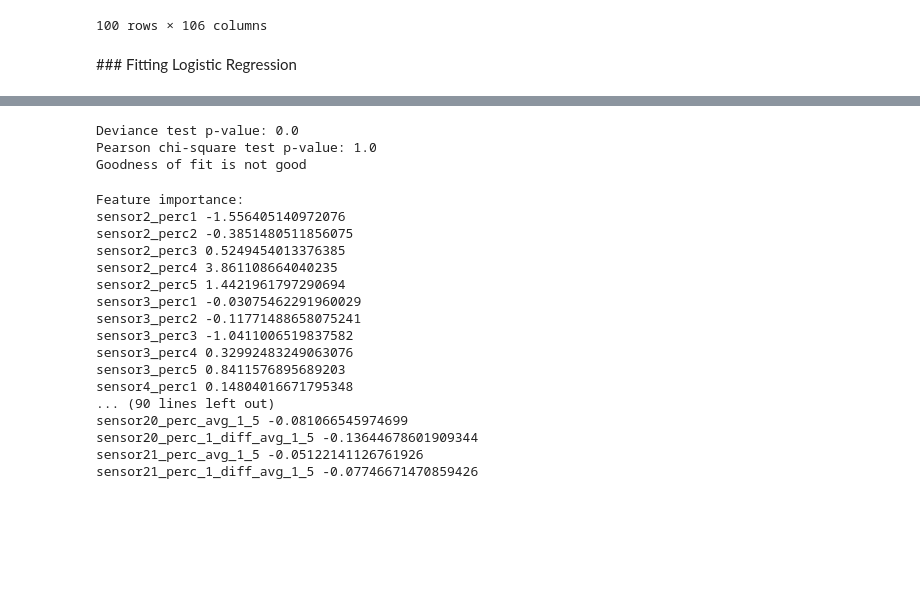
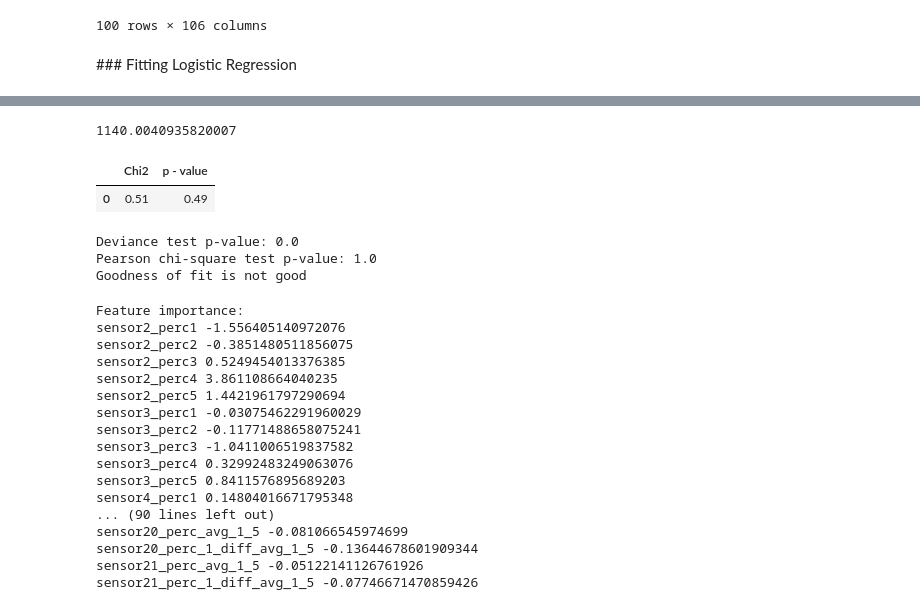
Before and after one commit to egehanyorulmaz/nasa-turbofan-engine-rul-prediction, a Jupyter notebook: LogisticRegression.ipynb, the cells around one changed output, grey strips where cells are left out. Saved outputs shown, nothing was run; the diff lists cells and outputs as text; code cells hidden in the pictures; blank space fills up the shorter version.

Commit message:
adds hosmer-lemeshow test

```diff
--- a/LogisticRegression.ipynb
+++ b/LogisticRegression.ipynb
@@ -353,6 +353,55 @@ sensor20_perc_1_diff_avg_1_5    -0.1364      0.203     -0.671      0.502      -0
 sensor21_perc_avg_1_5           -0.0512      0.061     -0.845      0.398      -0.170       0.068
 sensor21_perc_1_diff_avg_1_5    -0.0775      0.204     -0.380      0.704      -0.477       0.322
 ================================================================================================
+# %%
+base_model_aic = model.aic
+print(base_model_aic)
+# %% [output]
+1140.0040935820007
+# %%
+from scipy.stats import chi2
+
+
+# This could be made into a neat function of Hosmer-Lemeshow.
+def HosmerLemeshow (model,Y):
+    pihat=model.predict()
+    pihatcat=pd.cut(pihat, np.percentile(pihat,[0,25,50,75,100]),labels=False,include_lowest=True) #here we've chosen only 4 groups
+
+
+    meanprobs =[0]*4
+    expevents =[0]*4
+    obsevents =[0]*4
+    meanprobs2=[0]*4
+    expevents2=[0]*4
+    obsevents2=[0]*4
+
+    for i in range(4):
+        meanprobs[i]=np.mean(pihat[pihatcat==i])
+        expevents[i]=np.sum(pihatcat==i)*np.array(meanprobs[i])
+        obsevents[i]=np.sum(Y[pihatcat==i])
+        meanprobs2[i]=np.mean(1-pihat[pihatcat==i])
+        expevents2[i]=np.sum(pihatcat==i)*np.array(meanprobs2[i])
+        obsevents2[i]=np.sum(1-Y[pihatcat==i])
+
+
+    data1={'meanprobs':meanprobs,'meanprobs2':meanprobs2}
+    data2={'expevents':expevents,'expevents2':expevents2}
+    data3={'obsevents':obsevents,'obsevents2':obsevents2}
+    m=pd.DataFrame(data1)
+    e=pd.DataFrame(data2)
+    o=pd.DataFrame(data3)
+
+    # The statistic for the test, which follows, under the null hypothesis,
+    # The chi-squared distribution with degrees of freedom equal to amount of groups - 2. Thus 4 - 2 = 2
+    tt=sum(sum((np.array(o)-np.array(e))**2/np.array(e)))
+    pvalue=1-chi2.cdf(tt,2)
+
+    return pd.DataFrame([[chi2.cdf(tt,2).round(2), pvalue.round(2)]],columns = ["Chi2", "p - value"])
+
+HosmerLemeshow(model,y)
+# %% [output]
+|  | Chi2 | p - value |
+| 0 | 0.51 | 0.49 |
 # %%
 deviance = model.deviance
 df_deviance = model.df_model - 1
```
Also changed, not shown: parts of 10 cells of this notebook.
